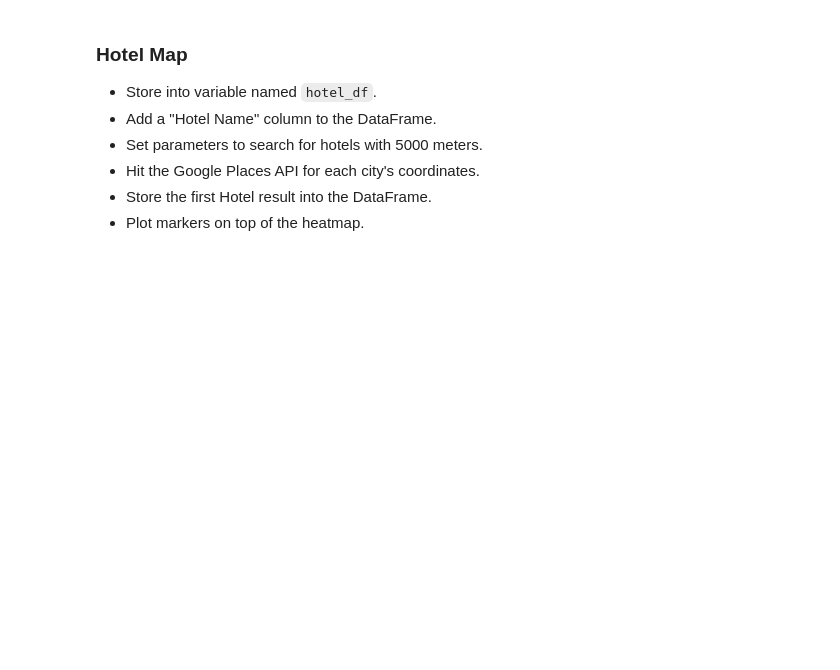
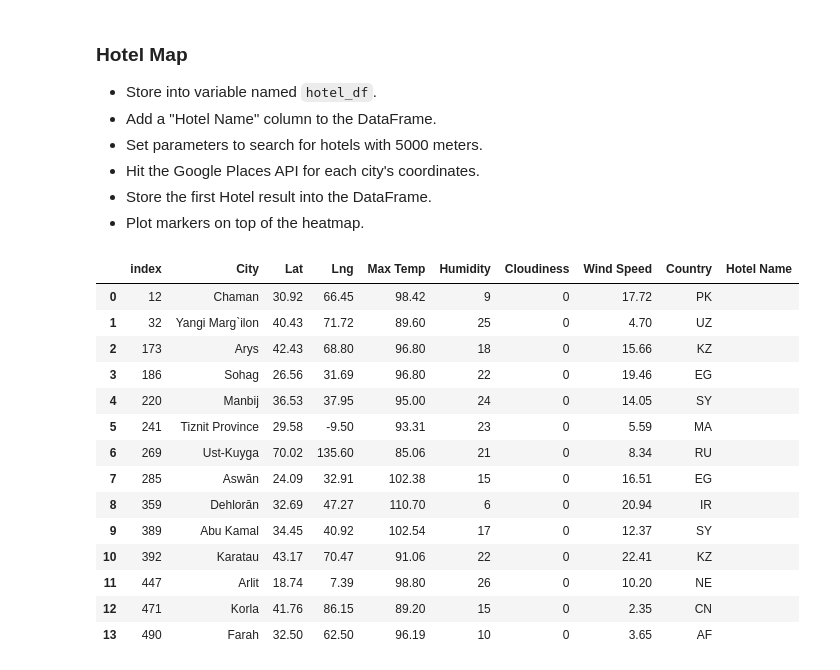
Before and after one commit to JDICKENSON91/python-api-challenge, a Jupyter notebook: VacationPy/VacationPy.ipynb, the cells around one changed output. Drawn from its saved outputs; the diff is of its cells as text; code cells hidden in the pictures; blank space fills up the shorter version.

Commit message:
Filtered Weather Data

```diff
--- a/VacationPy/VacationPy.ipynb
+++ b/VacationPy/VacationPy.ipynb
@@ -112,3 +112,23 @@ weather_data_df_filtered
 * Hit the Google Places API for each city's coordinates.
 * Store the first Hotel result into the DataFrame.
 * Plot markers on top of the heatmap.
+# %%
+hotel_df = weather_data_df_filtered
+hotel_df["Hotel Name"] = ""
+hotel_df
+# %% [output]
+|  | index | City | Lat | Lng | Max Temp | Humidity | Cloudiness | Wind Speed | Country | Hotel Name |
+| 0 | 12 | Chaman | 30.92 | 66.45 | 98.42 | 9 | 0 | 17.72 | PK |  |
+| 1 | 32 | Yangi Marg`ilon | 40.43 | 71.72 | 89.60 | 25 | 0 | 4.70 | UZ |  |
+| 2 | 173 | Arys | 42.43 | 68.80 | 96.80 | 18 | 0 | 15.66 | KZ |  |
+| 3 | 186 | Sohag | 26.56 | 31.69 | 96.80 | 22 | 0 | 19.46 | EG |  |
+| 4 | 220 | Manbij | 36.53 | 37.95 | 95.00 | 24 | 0 | 14.05 | SY |  |
+| 5 | 241 | Tiznit Province | 29.58 | -9.50 | 93.31 | 23 | 0 | 5.59 | MA |  |
+| 6 | 269 | Ust-Kuyga | 70.02 | 135.60 | 85.06 | 21 | 0 | 8.34 | RU |  |
+| 7 | 285 | Aswān | 24.09 | 32.91 | 102.38 | 15 | 0 | 16.51 | EG |  |
+| 8 | 359 | Dehlorān | 32.69 | 47.27 | 110.70 | 6 | 0 | 20.94 | IR |  |
+| 9 | 389 | Abu Kamal | 34.45 | 40.92 | 102.54 | 17 | 0 | 12.37 | SY |  |
+| 10 | 392 | Karatau | 43.17 | 70.47 | 91.06 | 22 | 0 | 22.41 | KZ |  |
+| 11 | 447 | Arlit | 18.74 | 7.39 | 98.80 | 26 | 0 | 10.20 | NE |  |
+| 12 | 471 | Korla | 41.76 | 86.15 | 89.20 | 15 | 0 | 2.35 | CN |  |
+| 13 | 490 | Farah | 32.50 | 62.50 | 96.19 | 10 | 0 | 3.65 | AF |  |
```
Also changed, not shown: parts of 4 cells of this notebook.
